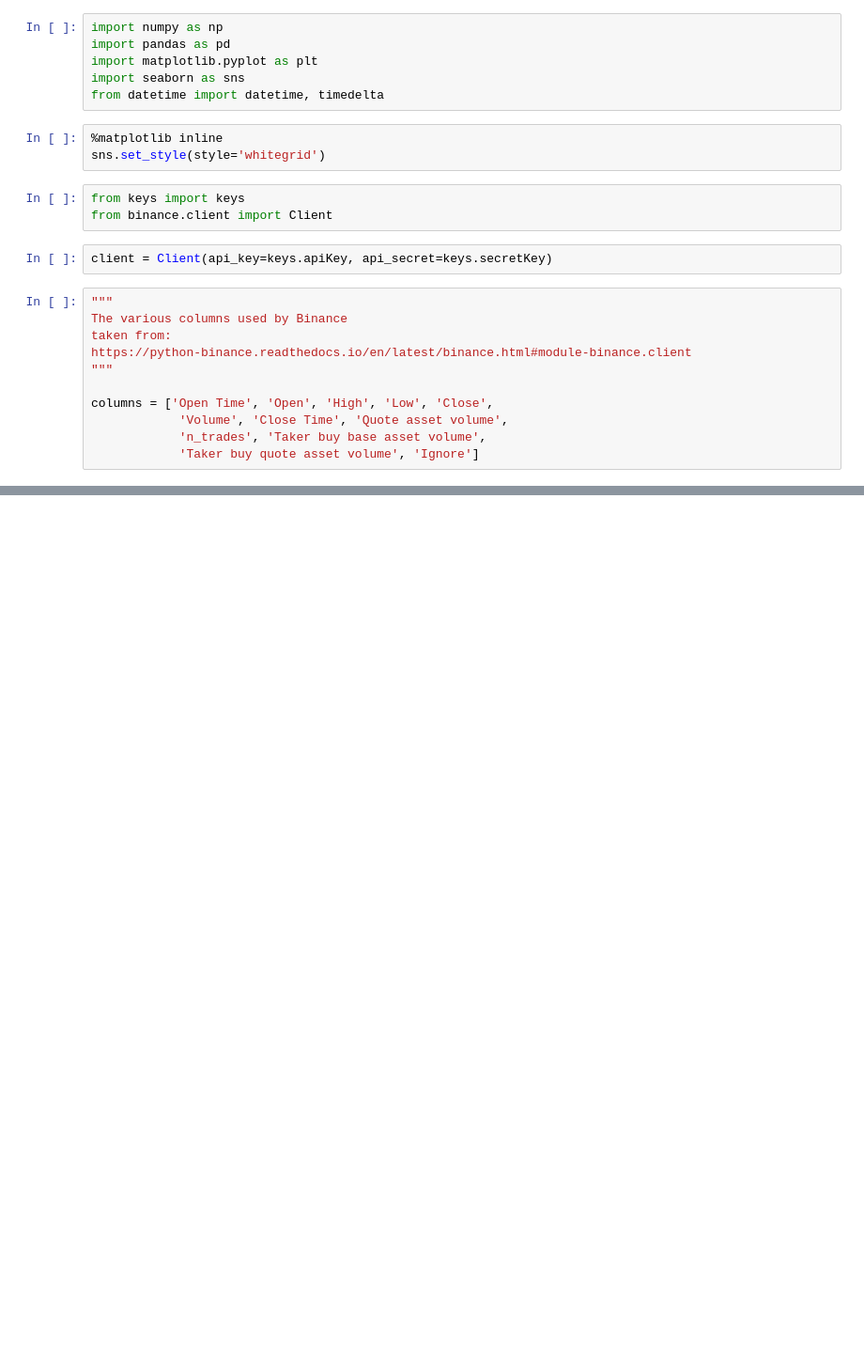
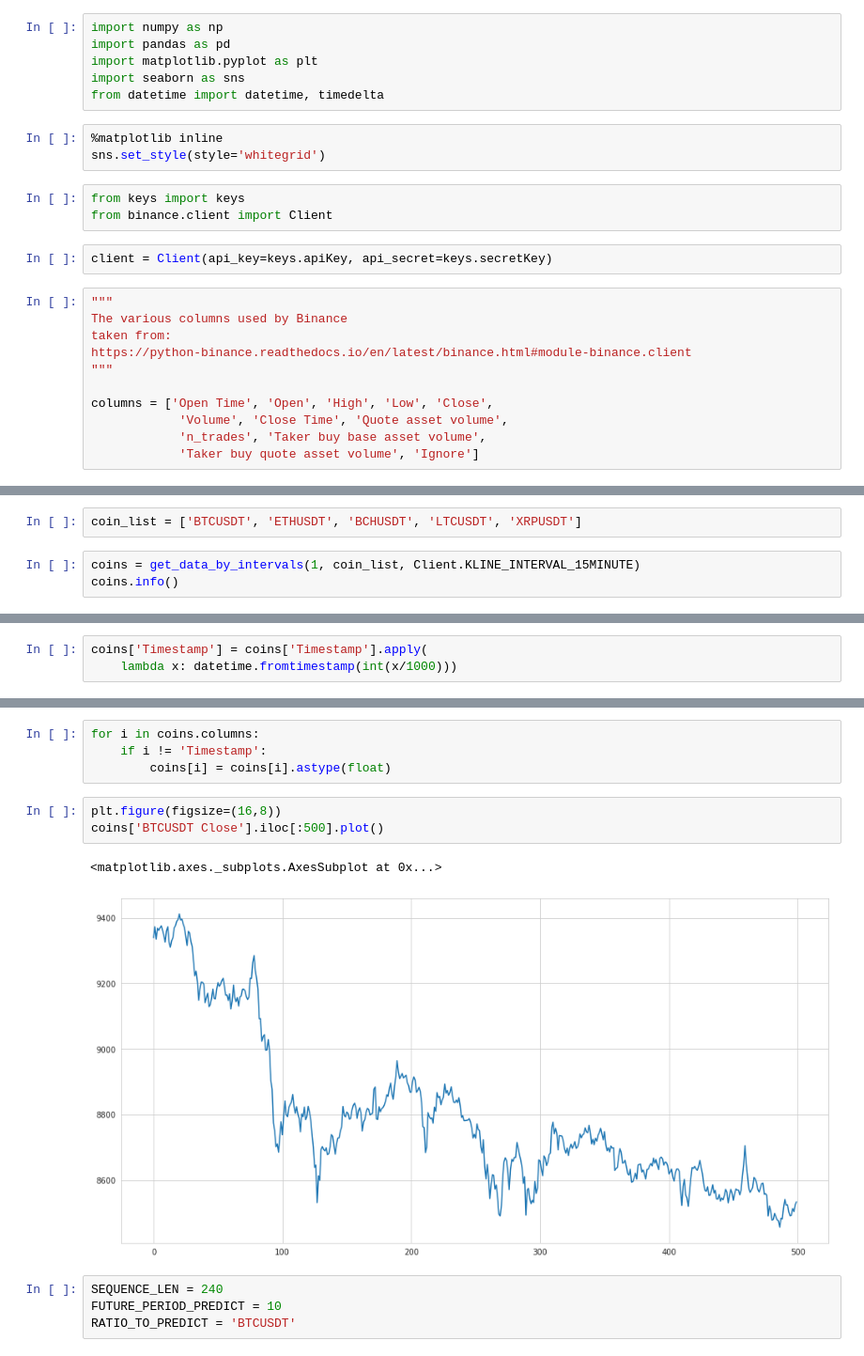
Before and after one commit to OhGreat/Machine-Learning, a Jupyter notebook: Tensorflow/Bitcoin/bitcoin_binance.ipynb, the cells around one changed output, grey strips where cells are left out. Shown: that part at 94% size. Drawn from its saved outputs; the diff is of its cells as text; blank space fills up the shorter version.

Commit message:
formatting data..

```diff
--- a/Tensorflow/Bitcoin/bitcoin_binance.ipynb
+++ b/Tensorflow/Bitcoin/bitcoin_binance.ipynb
@@ -349,0 +91,5 @@ df_end[ df_end['Open Time'].duplicated()]
+# %%
+coin_list = ['BTCUSDT', 'ETHUSDT', 'BCHUSDT', 'LTCUSDT', 'XRPUSDT']
+# %%
+coins = get_data_by_intervals(1, coin_list, Client.KLINE_INTERVAL_15MINUTE)
+coins.info()
@@ -349,0 +161,3 @@ df_end[ df_end['Open Time'].duplicated()]
+# %%
+coins['Timestamp'] = coins['Timestamp'].apply(
+    lambda x: datetime.fromtimestamp(int(x/1000)))
@@ -349,0 +172,14 @@ df_end[ df_end['Open Time'].duplicated()]
+# %%
+for i in coins.columns:
+    if i != 'Timestamp':
+        coins[i] = coins[i].astype(float)
+# %%
+plt.figure(figsize=(16,8))
+coins['BTCUSDT Close'].iloc[:500].plot()
+# %% [output]
+<matplotlib.axes._subplots.AxesSubplot at 0x...>
+[figure, added]
+# %%
+SEQUENCE_LEN = 240
+FUTURE_PERIOD_PREDICT = 10
+RATIO_TO_PREDICT = 'BTCUSDT'
```
Also changed, not shown: parts of 39 cells of this notebook.
